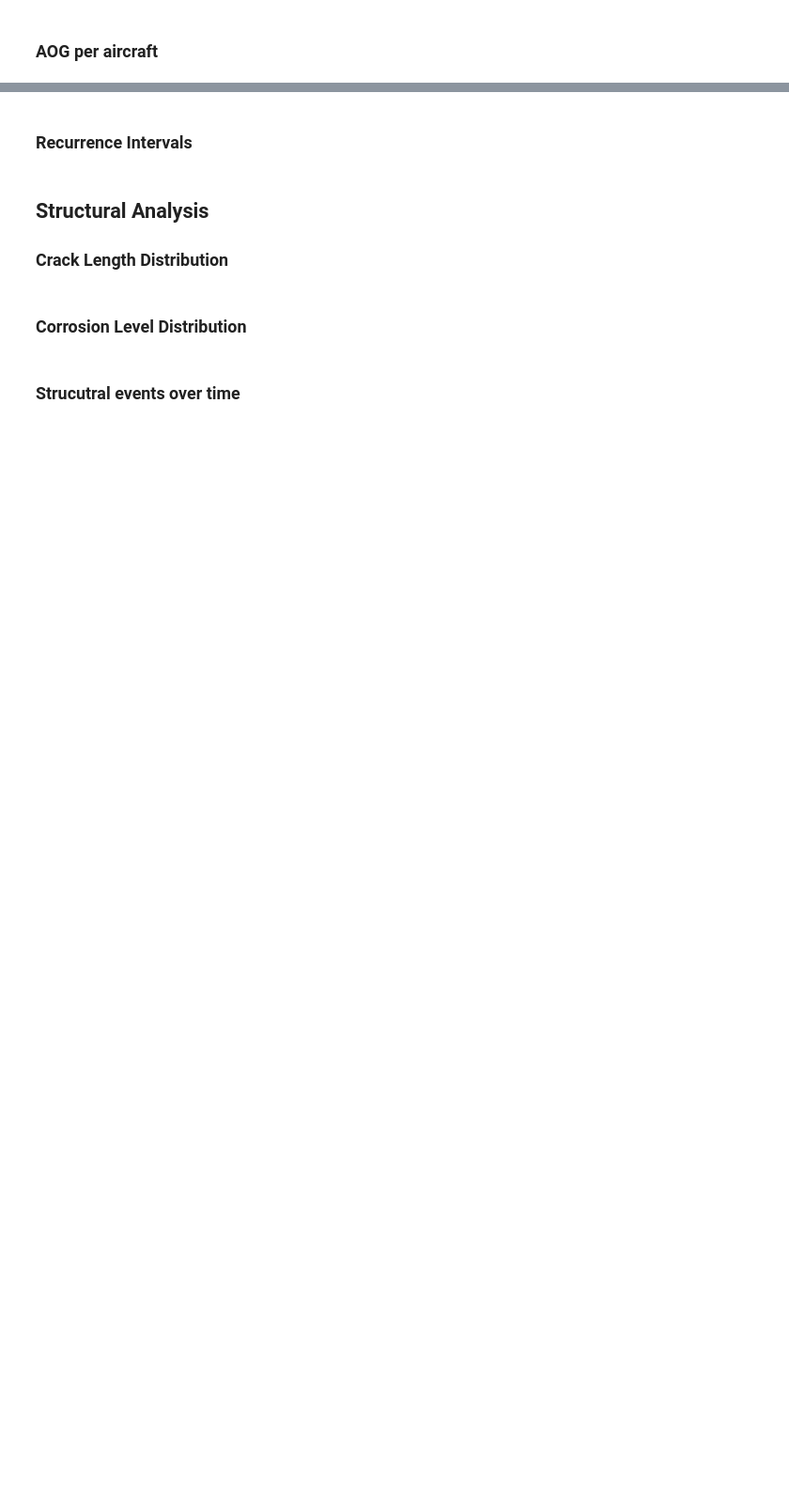
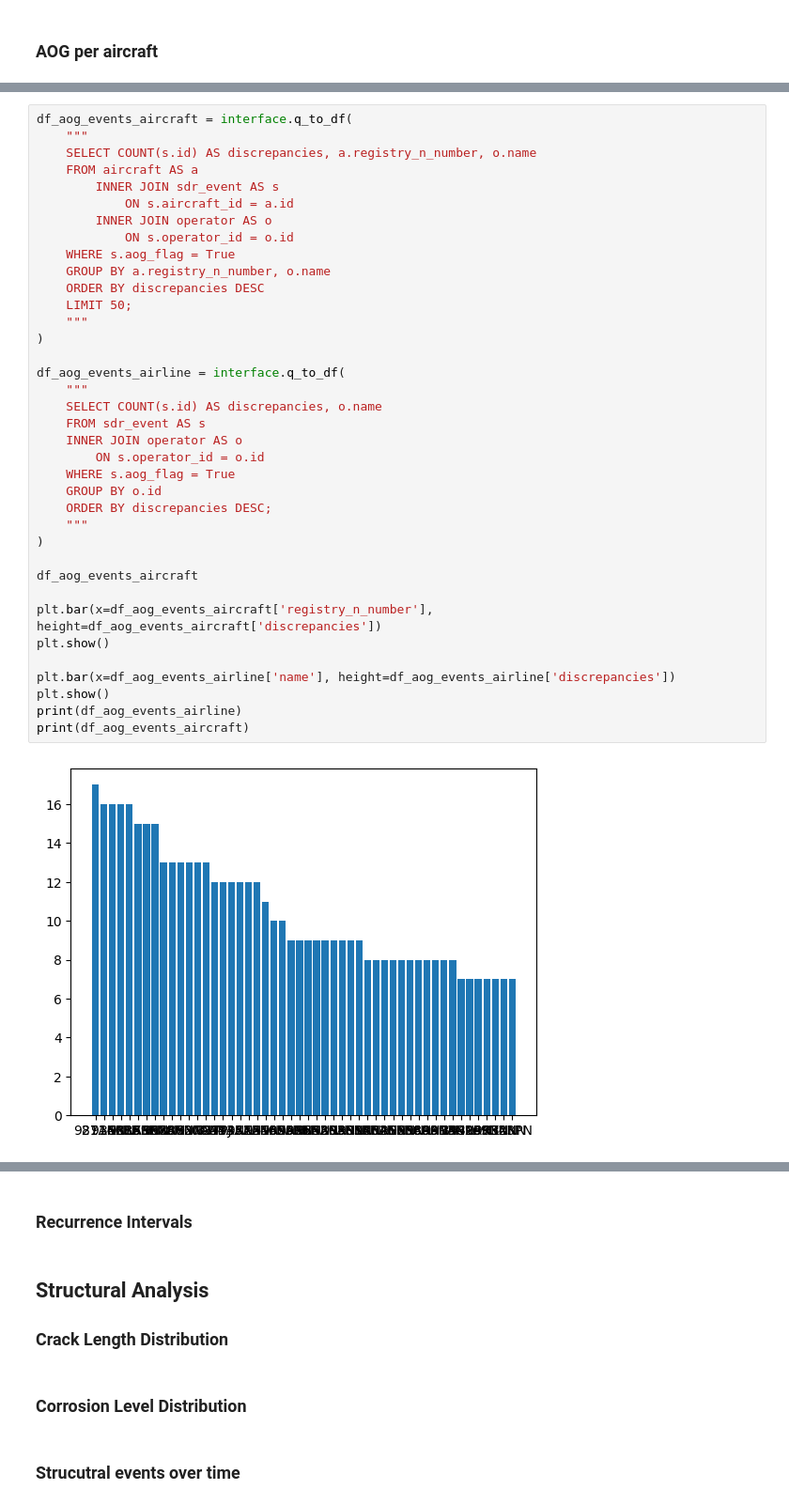
Before and after one commit to NorthrupRobert/737-800_SDR_Reliability_Analysis, a Jupyter notebook: _data_design_and_exploration/05_explore.ipynb, the cells around one changed output, grey strips where cells are left out. Shown at 94% size. Drawn from its saved outputs; the diff is of its cells as text; blank space fills up the shorter version.

```diff
--- a/_data_design_and_exploration/05_explore.ipynb
+++ b/_data_design_and_exploration/05_explore.ipynb
@@ -474,0 +515,39 @@ df_events_aircraft = interface.q_to_df(
+# %%
+df_aog_events_aircraft = interface.q_to_df(
+    """
+    SELECT COUNT(s.id) AS discrepancies, a.registry_n_number, o.name
+    FROM aircraft AS a
+        INNER JOIN sdr_event AS s
+            ON s.aircraft_id = a.id
+        INNER JOIN operator AS o
+            ON s.operator_id = o.id
+    WHERE s.aog_flag = True
+    GROUP BY a.registry_n_number, o.name
+    ORDER BY discrepancies DESC
+    LIMIT 50;
+    """
+)
+
+df_aog_events_airline = interface.q_to_df(
+    """
+    SELECT COUNT(s.id) AS discrepancies, o.name
+    FROM sdr_event AS s
+    INNER JOIN operator AS o
+        ON s.operator_id = o.id
+    WHERE s.aog_flag = True
+    GROUP BY o.id
+    ORDER BY discrepancies DESC;
+    """
+)
+
+df_aog_events_aircraft
+
+plt.bar(x=df_aog_events_aircraft['registry_n_number'], height=df_aog_events_aircraft['discrepancies'])
+plt.show()
+
+plt.bar(x=df_aog_events_airline['name'], height=df_aog_events_airline['discrepancies'])
+plt.show()
+print(df_aog_events_airline)
+print(df_aog_events_aircraft)
+# %% [output]
+[figure, added]
```
Also changed, not shown: parts of 8 cells of this notebook, 13 other files.
